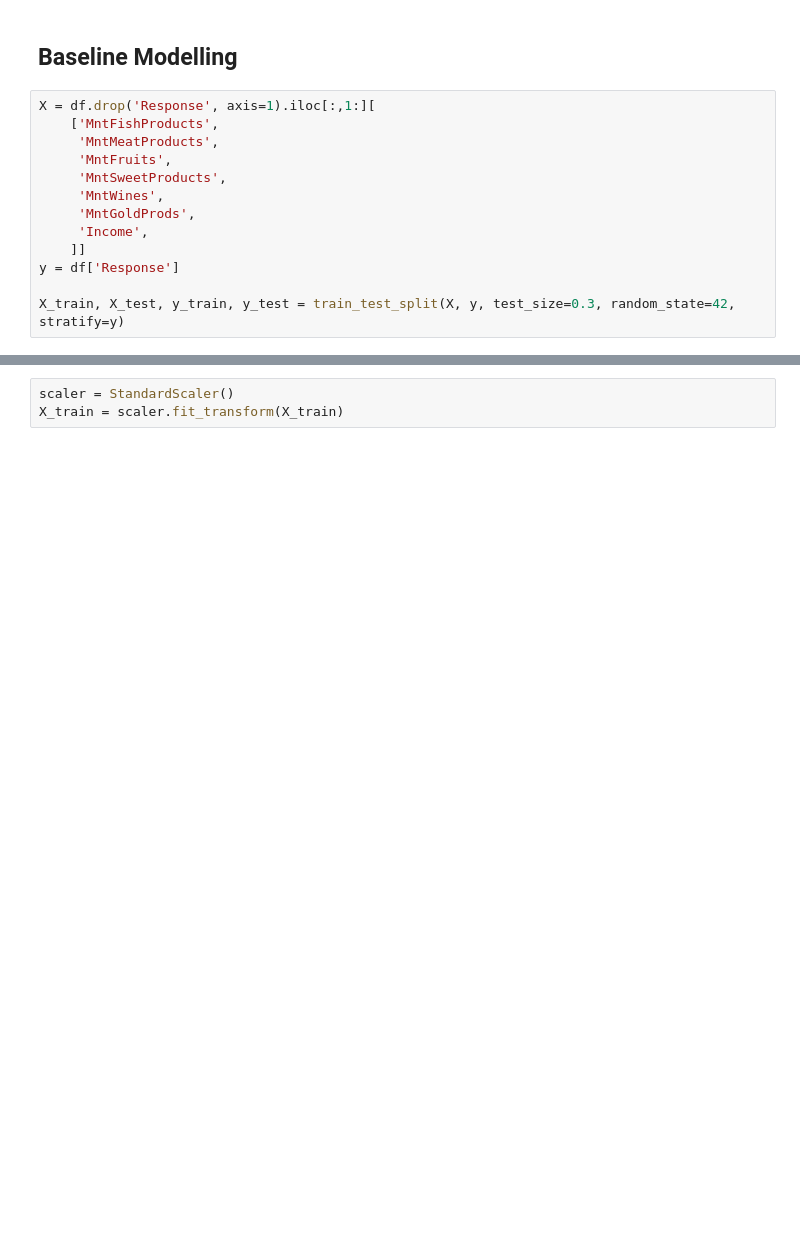
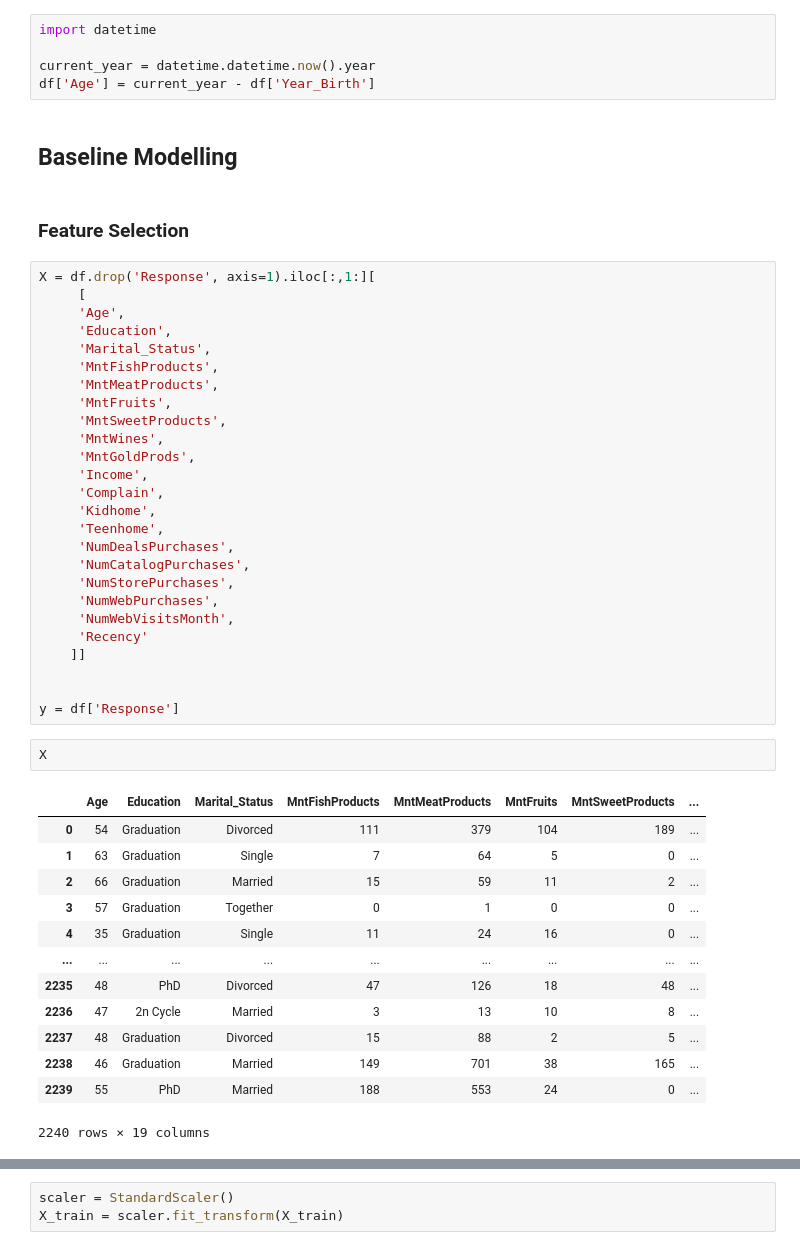
Before and after one commit to angelodelapaz/CustomerReesponsePredictionModel, a Jupyter notebook: copy1.ipynb, the cells around one changed output, grey strips where cells are left out. Cells and saved outputs as stored; diff of their text form; blank space fills up the shorter version.

Commit message:
Added Feature Selection

```diff
--- a/copy1.ipynb
+++ b/copy1.ipynb
@@ -152,15 +184,51 @@ plt.show()
+# %%
+import datetime
+
+current_year = datetime.datetime.now().year
+df['Age'] = current_year - df['Year_Birth']
 # %% [markdown]
 ## Baseline Modelling
+# %% [markdown]
+### Feature Selection
 # %%
 X = df.drop('Response', axis=1).iloc[:,1:][
-    ['MntFishProducts',
+     [
+     'Age',
+     'Education',
+     'Marital_Status',
+     'MntFishProducts',
      'MntMeatProducts',
      'MntFruits',
      'MntSweetProducts',
      'MntWines',
      'MntGoldProds',
      'Income',
+     'Complain',
+     'Kidhome',
+     'Teenhome',
+     'NumDealsPurchases',
+     'NumCatalogPurchases',
+     'NumStorePurchases',
+     'NumWebPurchases',
+     'NumWebVisitsMonth',
+     'Recency'
     ]]
+
+
 y = df['Response']
-
-X_train, X_test, y_train, y_test = train_test_split(X, y, test_size=0.3, random_state=42, stratify=y)
+# %%
+X
+# %% [output]
+|  | Age | Education | Marital_Status | MntFishProducts | MntMeatProducts | MntFruits | MntSweetProducts | ... |
+| 0 | 54 | Graduation | Divorced | 111 | 379 | 104 | 189 | ... |
+| 1 | 63 | Graduation | Single | 7 | 64 | 5 | 0 | ... |
+| 2 | 66 | Graduation | Married | 15 | 59 | 11 | 2 | ... |
+| 3 | 57 | Graduation | Together | 0 | 1 | 0 | 0 | ... |
+| 4 | 35 | Graduation | Single | 11 | 24 | 16 | 0 | ... |
+| ... | ... | ... | ... | ... | ... | ... | ... | ... |
+| 2235 | 48 | PhD | Divorced | 47 | 126 | 18 | 48 | ... |
+| 2236 | 47 | 2n Cycle | Married | 3 | 13 | 10 | 8 | ... |
+| 2237 | 48 | Graduation | Divorced | 15 | 88 | 2 | 5 | ... |
+| 2238 | 46 | Graduation | Married | 149 | 701 | 38 | 165 | ... |
+| 2239 | 55 | PhD | Married | 188 | 553 | 24 | 0 | ... |
+2240 rows × 19 columns
```
Also changed, not shown: parts of 12 cells of this notebook.
